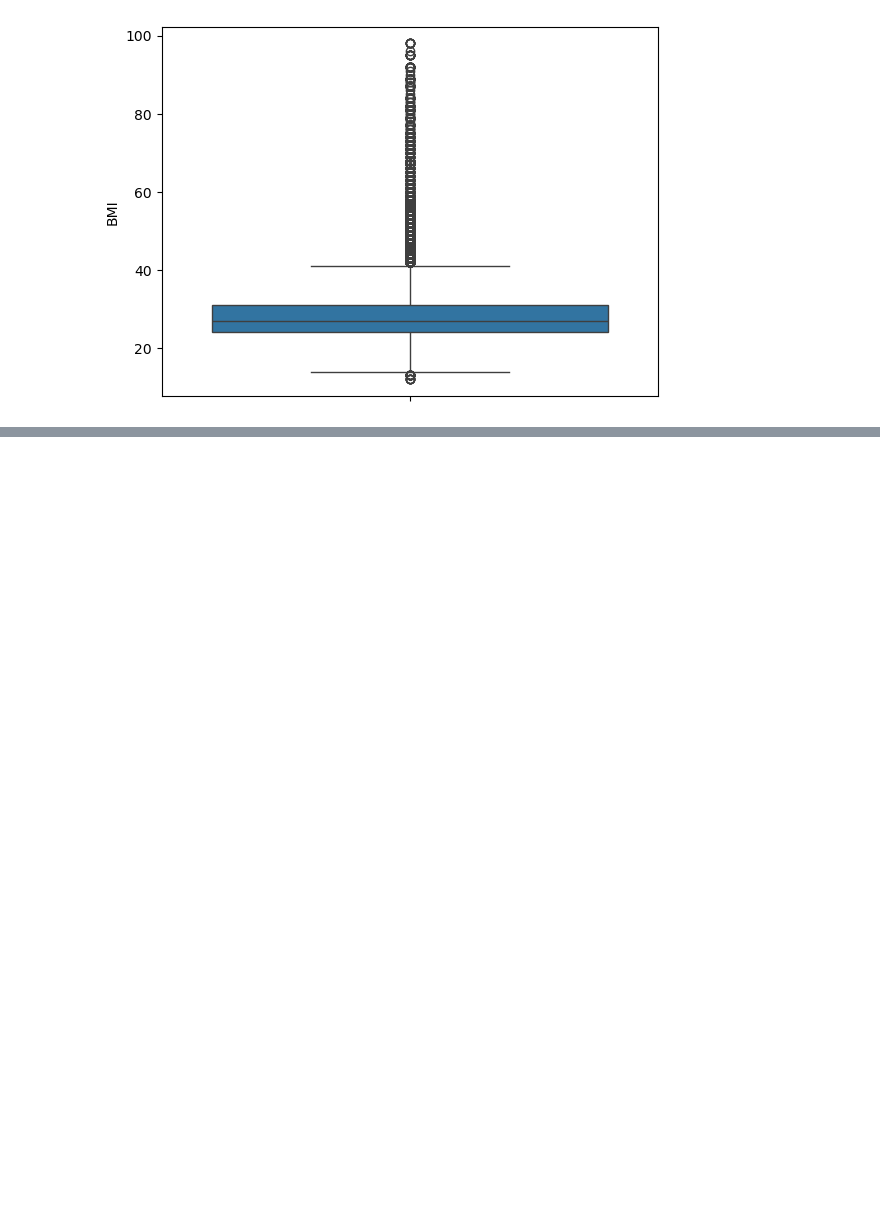
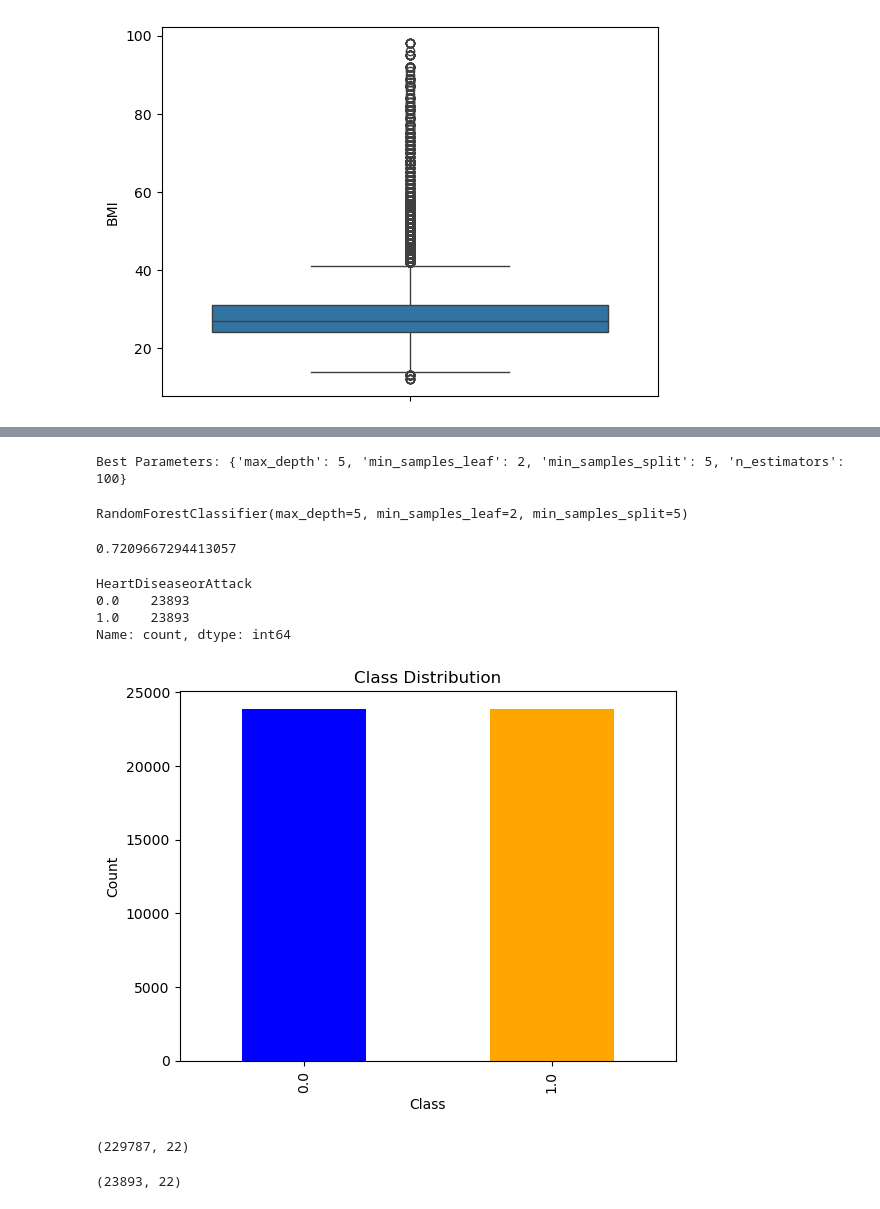
Before and after one commit to palayushi293/major_project, a Jupyter notebook: ml/heart/disease_h.ipynb, the cells around one changed output, grey strips where cells are left out. Saved outputs shown, nothing was run; the diff lists cells and outputs as text; code cells hidden in the pictures; blank space fills up the shorter version.

Commit message:
heart

```diff
--- a/ml/heart/disease_h.ipynb
+++ b/ml/heart/disease_h.ipynb
@@ -69,0 +206,23 @@ df.describe
+# %%
+from sklearn.ensemble import RandomForestClassifier
+from sklearn.model_selection import GridSearchCV
+
+# Reduce the hyperparameter search space
+param_grid = {
+    'n_estimators': [100, 200],  # fewer trees
+    'max_depth': [5, 10],         # smaller depth range
+    'min_samples_split': [2, 5],  # fewer splits
+    'min_samples_leaf': [1, 2]    # fewer leaf samples
+}
+
+# Initialize RandomForestClassifier
+rf = RandomForestClassifier()
+
+# Use GridSearchCV with fewer parameters and smaller dataset if needed
+grid_search = GridSearchCV(estimator=rf, param_grid=param_grid, cv=3, scoring='accuracy', n_jobs=4)
+grid_search.fit(x_train, y_train)
+
+# Best parameters
+print("Best Parameters:", grid_search.best_params_)
+# %% [output]
+Best Parameters: {'max_depth': 5, 'min_samples_leaf': 2, 'min_samples_split': 5, 'n_estimators': 100}
@@ -69,0 +231,4 @@ df.describe
+# %%
+p.fit(x_train,y_train)
+# %% [output]
+RandomForestClassifier(max_depth=5, min_samples_leaf=2, min_samples_split=5)
@@ -69,0 +237,22 @@ df.describe
+# %%
+print(accuracy_score(y_test,ypred))
+# %% [output]
+0.7209667294413057
+# %%
+class_counts = d_test_under['HeartDiseaseorAttack'].value_counts()
+
+# Display counts
+print(class_counts)
+
+# Plot
+class_counts.plot(kind='bar', color=['blue', 'orange'])
+plt.title("Class Distribution")
+plt.xlabel("Class")
+plt.ylabel("Count")
+plt.show()
+# %% [output]
+HeartDiseaseorAttack
+0.0    23893
+1.0    23893
+Name: count, dtype: int64
+[figure, added]
@@ -69,0 +270,8 @@ df.describe
+# %%
+d_count_0.shape
+# %% [output]
+(229787, 22)
+# %%
+d_count_1.shape
+# %% [output]
+(23893, 22)
```
Also changed, not shown: parts of 40 cells of this notebook, 9 other files.
